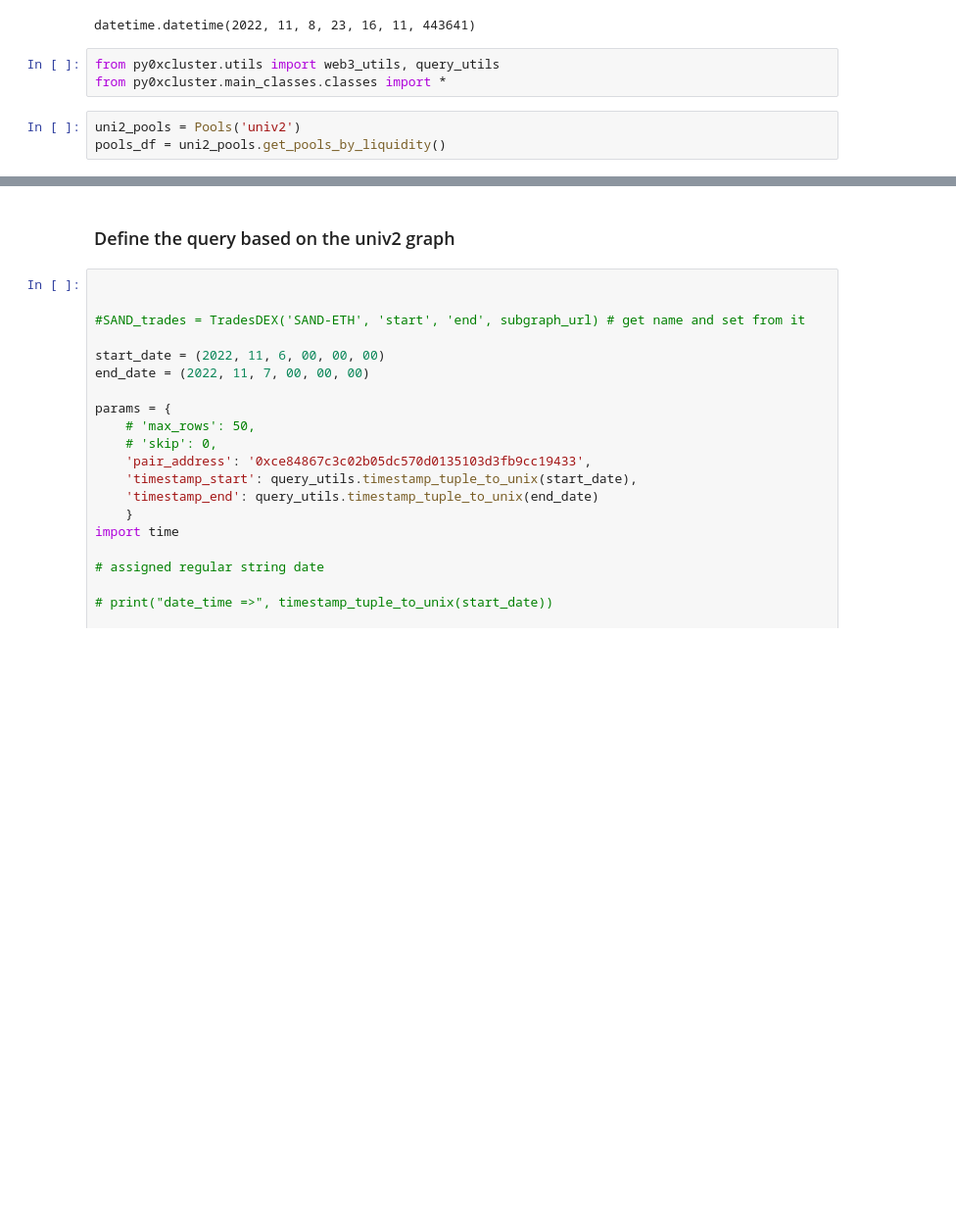
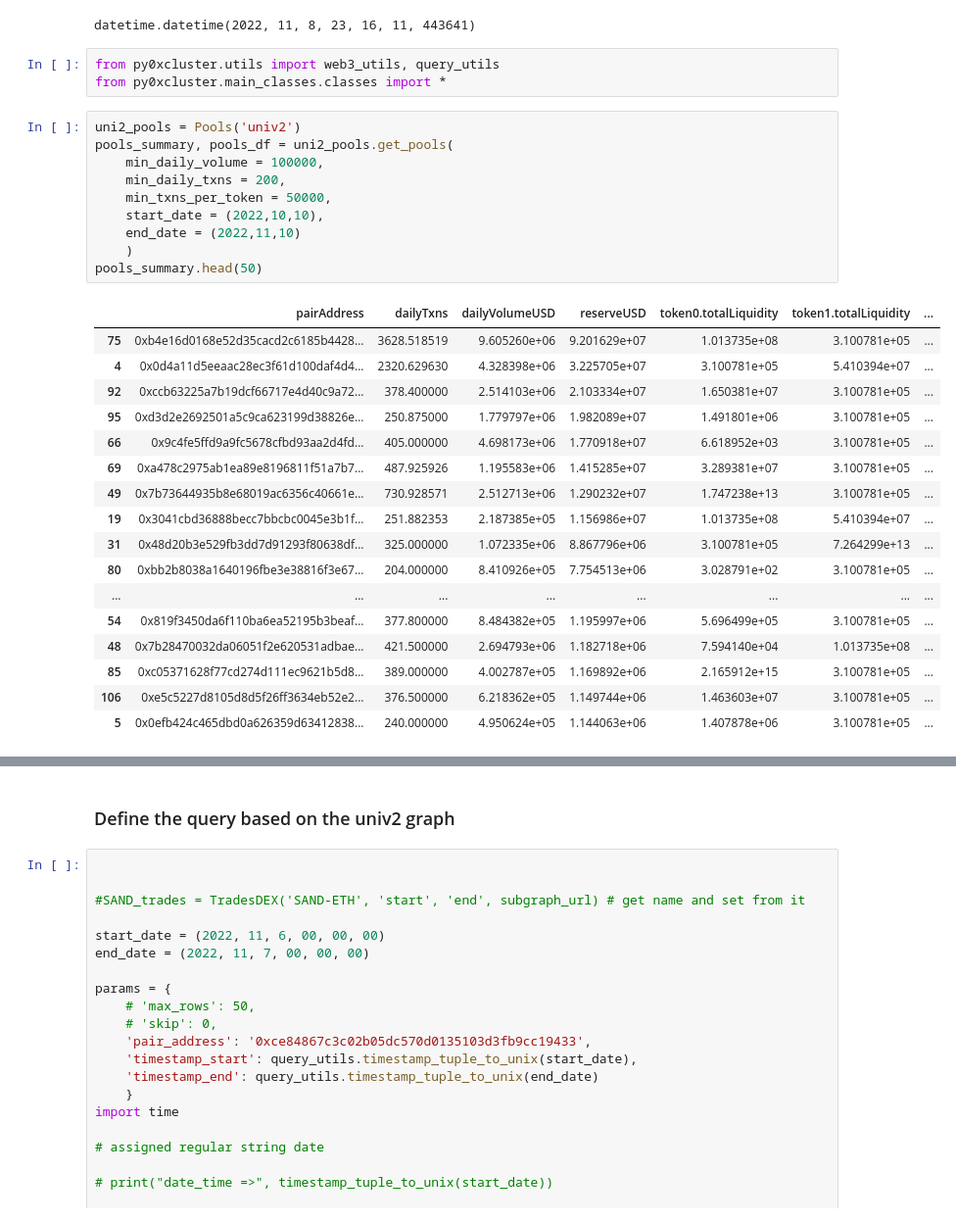
Before and after one commit to juliencarponcy/py0xcluster, a Jupyter notebook: notebooks/graph_queries_pools.ipynb, the cells around one changed output, grey strips where cells are left out. Shown: that part at 98% size. Cells and saved outputs as stored; diff of their text form; blank space fills up the shorter version.

Commit message:
improves get_pools() filtering and formatting

```diff
--- a/notebooks/graph_queries_pools.ipynb
+++ b/notebooks/graph_queries_pools.ipynb
@@ -43,4 +43,29 @@ from py0xcluster.utils import web3_utils, query_utils
 from py0xcluster.main_classes.classes import *
 # %%
 uni2_pools = Pools('univ2')
-pools_df = uni2_pools.get_pools_by_liquidity()
+pools_summary, pools_df = uni2_pools.get_pools(
+    min_daily_volume = 100000,
+    min_daily_txns = 200,
+    min_txns_per_token = 50000,
+    start_date = (2022,10,10),
+    end_date = (2022,11,10)
+    )
+pools_summary.head(50)
+# %% [output]
+|  | pairAddress | dailyTxns | dailyVolumeUSD | reserveUSD | token0.totalLiquidity | token1.totalLiquidity | ... |
+| 75 | 0xb4e16d0168e52d35cacd2c6185b4428... | 3628.518519 | 9.605260e+06 | 9.201629e+07 | 1.013735e+08 | 3.100781e+05 | ... |
+| 4 | 0x0d4a11d5eeaac28ec3f61d100daf4d4... | 2320.629630 | 4.328398e+06 | 3.225705e+07 | 3.100781e+05 | 5.410394e+07 | ... |
+| 92 | 0xccb63225a7b19dcf66717e4d40c9a72... | 378.400000 | 2.514103e+06 | 2.103334e+07 | 1.650381e+07 | 3.100781e+05 | ... |
+| 95 | 0xd3d2e2692501a5c9ca623199d38826e... | 250.875000 | 1.779797e+06 | 1.982089e+07 | 1.491801e+06 | 3.100781e+05 | ... |
+| 66 | 0x9c4fe5ffd9a9fc5678cfbd93aa2d4fd... | 405.000000 | 4.698173e+06 | 1.770918e+07 | 6.618952e+03 | 3.100781e+05 | ... |
+| 69 | 0xa478c2975ab1ea89e8196811f51a7b7... | 487.925926 | 1.195583e+06 | 1.415285e+07 | 3.289381e+07 | 3.100781e+05 | ... |
+| 49 | 0x7b73644935b8e68019ac6356c40661e... | 730.928571 | 2.512713e+06 | 1.290232e+07 | 1.747238e+13 | 3.100781e+05 | ... |
+| 19 | 0x3041cbd36888becc7bbcbc0045e3b1f... | 251.882353 | 2.187385e+05 | 1.156986e+07 | 1.013735e+08 | 5.410394e+07 | ... |
+| 31 | 0x48d20b3e529fb3dd7d91293f80638df... | 325.000000 | 1.072335e+06 | 8.867796e+06 | 3.100781e+05 | 7.264299e+13 | ... |
+| 80 | 0xbb2b8038a1640196fbe3e38816f3e67... | 204.000000 | 8.410926e+05 | 7.754513e+06 | 3.028791e+02 | 3.100781e+05 | ... |
+| ... | ... | ... | ... | ... | ... | ... | ... |
+| 54 | 0x819f3450da6f110ba6ea52195b3beaf... | 377.800000 | 8.484382e+05 | 1.195997e+06 | 5.696499e+05 | 3.100781e+05 | ... |
+| 48 | 0x7b28470032da06051f2e620531adbae... | 421.500000 | 2.694793e+06 | 1.182718e+06 | 7.594140e+04 | 1.013735e+08 | ... |
+| 85 | 0xc05371628f77cd274d111ec9621b5d8... | 389.000000 | 4.002787e+05 | 1.169892e+06 | 2.165912e+15 | 3.100781e+05 | ... |
+| 106 | 0xe5c5227d8105d8d5f26ff3634eb52e2... | 376.500000 | 6.218362e+05 | 1.149744e+06 | 1.463603e+07 | 3.100781e+05 | ... |
+| 5 | 0x0efb424c465dbd0a626359d63412838... | 240.000000 | 4.950624e+05 | 1.144063e+06 | 1.407878e+06 | 3.100781e+05 | ... |
```
Also changed, not shown: parts of 4 cells of this notebook, 2 other files.
